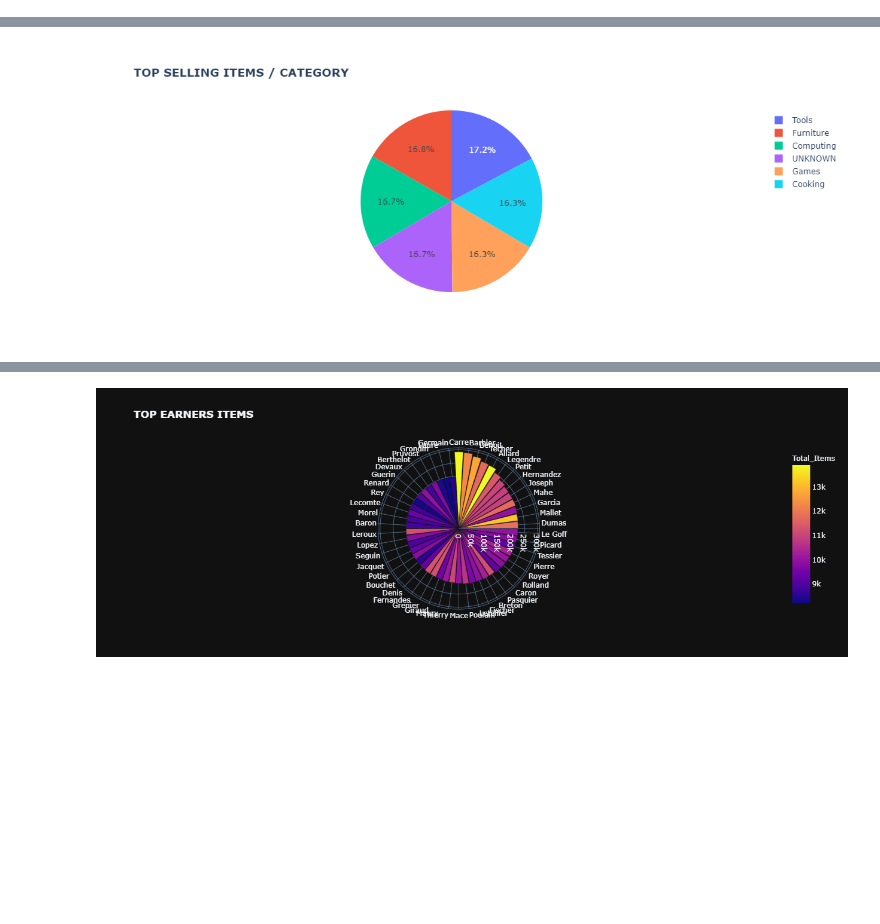
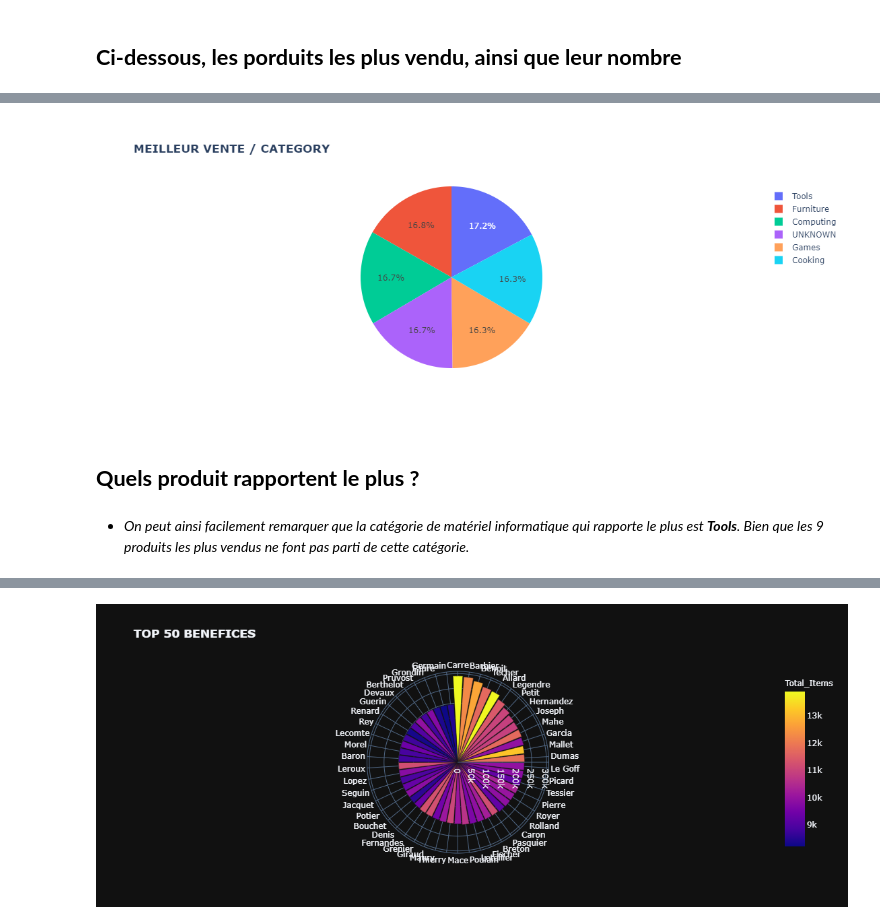
Before and after one commit to ESSAMAMI/ProjectSparkCore, a Jupyter notebook: src/reportingSpark/Dashboard.ipynb, the cells around one changed output, grey strips where cells are left out. Drawn from its saved outputs; the diff is of its cells as text; code cells hidden in the pictures; blank space fills up the shorter version.

```diff
--- a/src/reportingSpark/Dashboard.ipynb
+++ b/src/reportingSpark/Dashboard.ipynb
@@ -24,3 +34,5 @@ fig.show()
+# %% [markdown]
+## **Ci-dessous, les porduits les plus vendu, ainsi que leur nombre**
 # %%
 bestItems = pd.read_csv('DataGenerated/bestItems.csv', sep=";", encoding="ISO-8859-1")
 table = ff.create_table(bestItems[:100])
@@ -28,10 +40,14 @@ py.iplot(table, filename='jupyter-table1')
 # %% [output]
 [interactive output not drawn]
 # %%
-fig = px.pie(bestItems, values='Total', names='Category', title='<b>TOP SELLING ITEMS / CATEGORY</b>')
+fig = px.pie(bestItems, values='Total', names='Category', title='<b>MEILLEUR VENTE / CATEGORY</b>')
 fig.show()
 # %% [output]
-[figure, old version]
+[figure, new version]
+# %% [markdown]
+## **Quels produit rapportent le plus ?**
+# %% [markdown]
+- *On peut ainsi facilement remarquer que la catégorie de matériel informatique qui rapporte le plus est **Tools**. Bien que les 9 produits les plus vendus ne font pas parti de cette catégorie.*
 # %%
 bestSales = pd.read_csv('DataGenerated/bestSales.csv', sep=";", encoding="ISO-8859-1")
 table = ff.create_table(bestSales[:100])
@@ -39,11 +55,9 @@ py.iplot(table, filename='jupyter-table1')
 # %% [output]
 [interactive output not drawn]
 # %%
-import plotly.express as px
-
 fig = px.bar_polar(bestSales[:50], r="Amount", theta="Item_Name",
                    color="Total_Items", template="plotly_dark",
-                   color_discrete_sequence= px.colors.sequential.Plasma_r, title='<b>TOP EARNERS ITEMS</b>')
+                   color_discrete_sequence= px.colors.sequential.Plasma_r, title='<b>TOP 50 BENEFICES</b>')
 fig.show()
 # %% [output]
-[figure, old version]
+[figure, new version]
```
Also changed, not shown: parts of 7 cells of this notebook, 2 other files.
